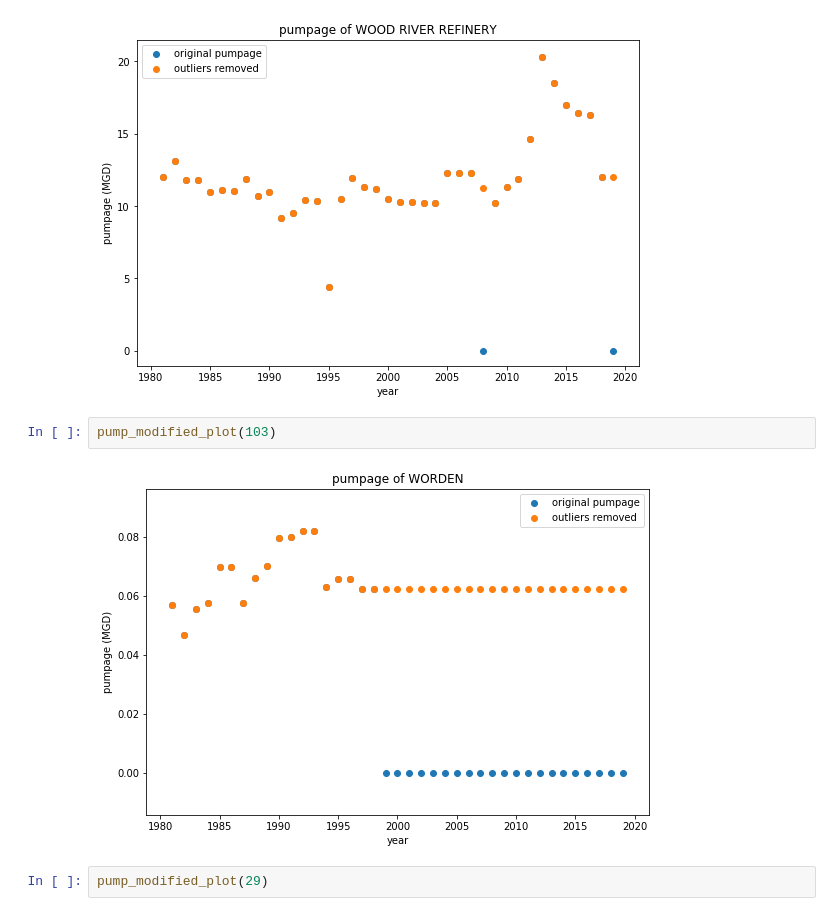
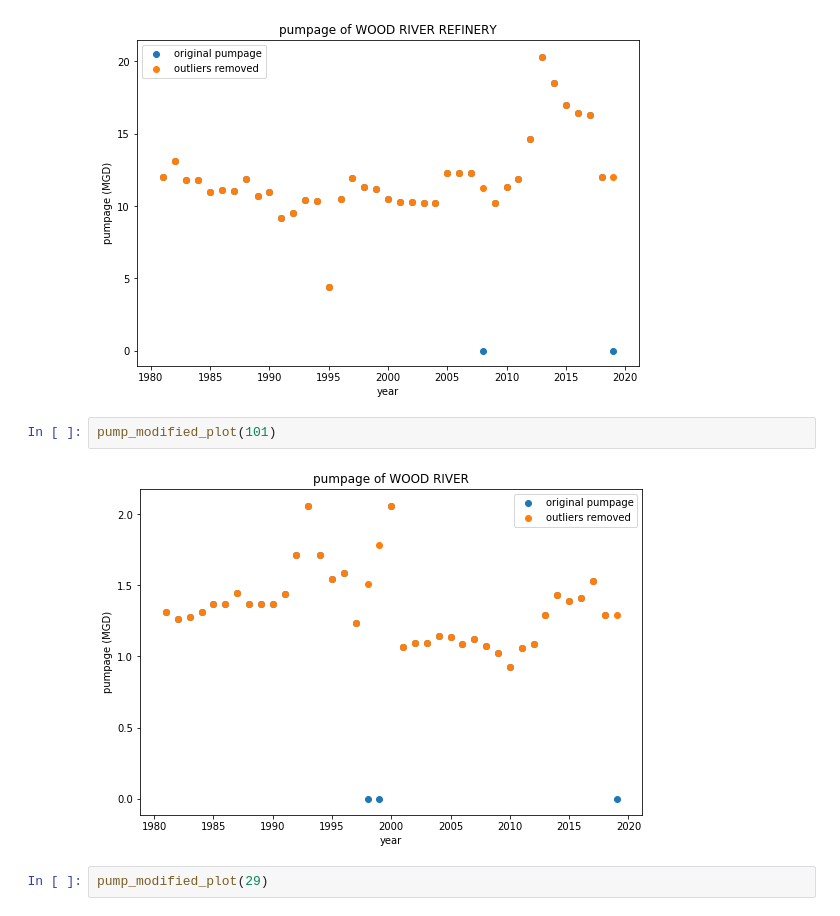
Before and after one commit to Firas-95/GEO572-Project-E.St.Louis, a Jupyter notebook: pumping/pump_data_modified_new.ipynb, the cells around one changed output. Cells and saved outputs as stored; diff of their text form.

```diff
--- a/pumping/pump_data_modified_new.ipynb
+++ b/pumping/pump_data_modified_new.ipynb
@@ -88,9 +88,9 @@ pump_modified_plot(102)
 # %% [output]
 [figure]
 # %%
-pump_modified_plot(103)
+pump_modified_plot(101)
 # %% [output]
-[figure, old version]
+[figure, new version]
 # %%
 pump_modified_plot(29)
 # %% [output]
```
Also changed, not shown: 3 other files.
